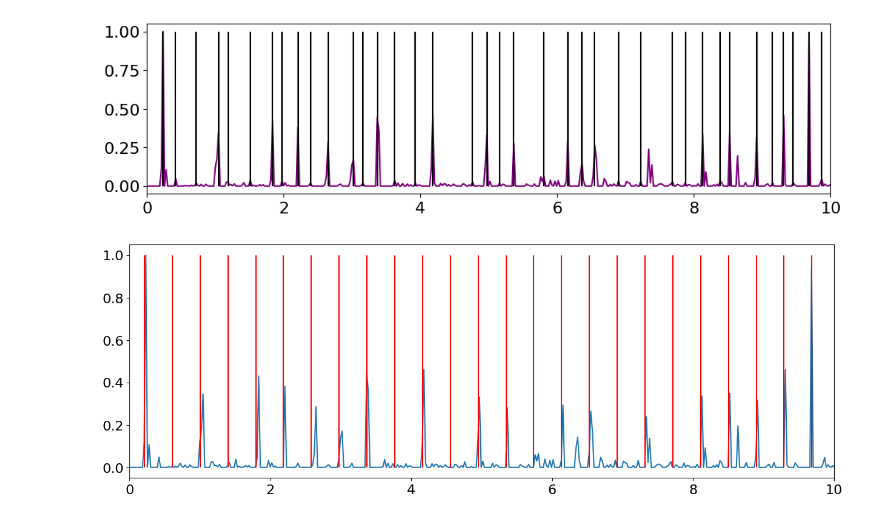
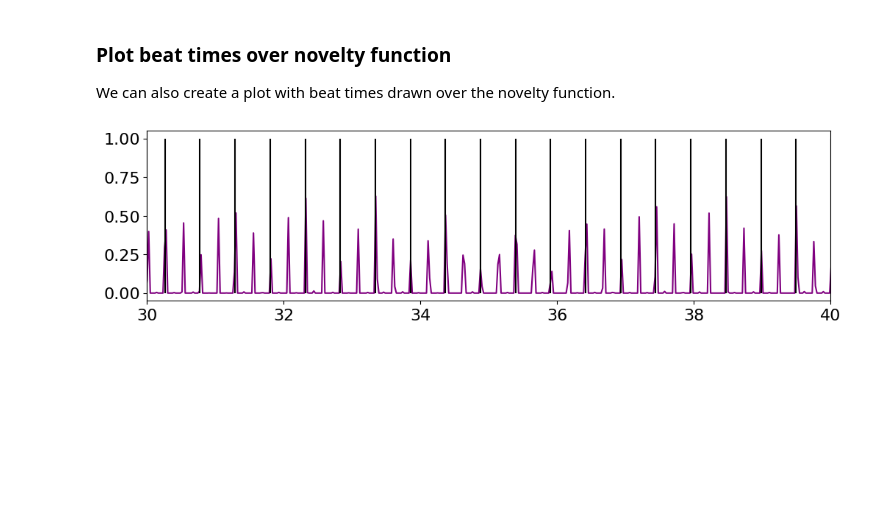
Before and after one commit to lucievomelova/RhythmRecognition, a Jupyter notebook: notebooks/examples/beat_trackers/score.ipynb, the cells around one changed output. Cells and saved outputs as stored; diff of their text form; code cells hidden in the pictures; blank space fills up the shorter version.

Commit message:
beat examples

```diff
--- a/notebooks/examples/beat_trackers/score.ipynb
+++ b/notebooks/examples/beat_trackers/score.ipynb
@@ -34,0 +39,10 @@ plt.show()
+# %%
+fourier_tempogram = fourier.FourierTempogram(novelty_function)
+tempogram = fourier_tempogram.get_tempogram()
+
+plt.figure(figsize=(12, 6))
+librosa.display.specshow(tempogram, x_axis='time', y_axis='fourier_tempo', sr=SAMPLING_RATE, cmap='magma')
+plt.xlabel("Time (s)")
+plt.xlim(10, 20)
+plt.title("Fourier-based tempogram")
+plt.show()
@@ -34,0 +53,3 @@ plt.show()
+# %%
+tempo = fourier_tempogram.get_tempo()
+print(tempo)
@@ -35,5 +64,6 @@ plt.show()
 # %%
-beat_tracker = score.ScoreBeatTracker(spectral_novelty, tempo, duration)
+duration = librosa.get_duration(path=audiofile)
+beat_tracker = score.ScoreBeatTracker(novelty_function, tempo=tempo, duration=duration)
 shift = beat_tracker.get_time_shift()
-print(shift)
+print("Time shift:", shift, "seconds.")
 # %% [output]
@@ -40,0 +74,10 @@ print(shift)
+# %%
+beat_track = beat_tracker.get_beat_track()  # get beat track
+
+# load part of the audio signal
+# unfortunately, ipd.Audio cannot generate the whole song with beat track over it, so we need to load a shorter part
+signal, sr = librosa.load(audiofile, duration=30, sr=SAMPLING_RATE)
+
+# create click track from beat times
+click_track = librosa.clicks(times=beat_track, sr=SAMPLING_RATE, length=len(signal), hop_length=HOP_LENGTH)
+ipd.Audio(signal + click_track, rate=SAMPLING_RATE)
@@ -41,19 +86,11 @@ print(shift)
+# %% [markdown]
+### Plot beat times over novelty function
+We can also create a plot with beat times drawn over the novelty function.
 # %%
-
 plt.figure(figsize=(12, 3))
-plt.plot(t, spectral_novelty, 'purple')
-plt.vlines(t[beat_tracker.peaks], 0, spectral_novelty.max(), color='black')
-plt.xlim(0,10)
+plt.plot(t, novelty_function, 'purple')
+plt.vlines(beat_track, 0, novelty_function.max(), color='black')
+plt.xlim(30, 40)
 plt.show()
 # %% [output]
-[figure, old version]
+[figure, new version]
-# %%
-click_times = beat_tracker.click_times_sec
-
-plt.figure(figsize=(15, 5))
-plt.plot(t, spectral_novelty)
-plt.vlines(np.array(click_times) + shift, 0, spectral_novelty.max(), color='red')
-plt.xlim(0, 10)
-plt.show()
-# %% [output]
-[figure, removed]
```
Also changed, not shown: parts of 13 cells of this notebook, 1 other file.
